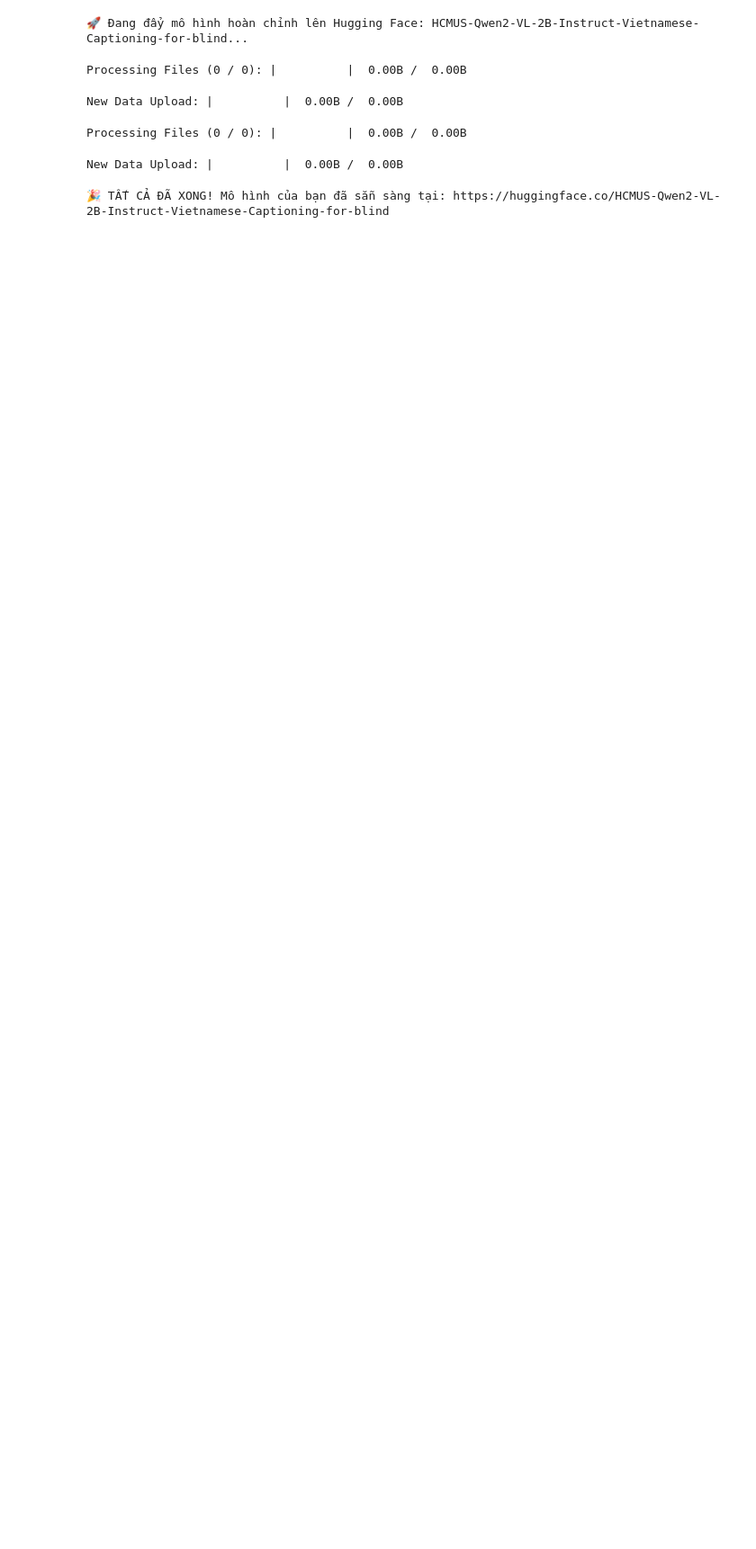
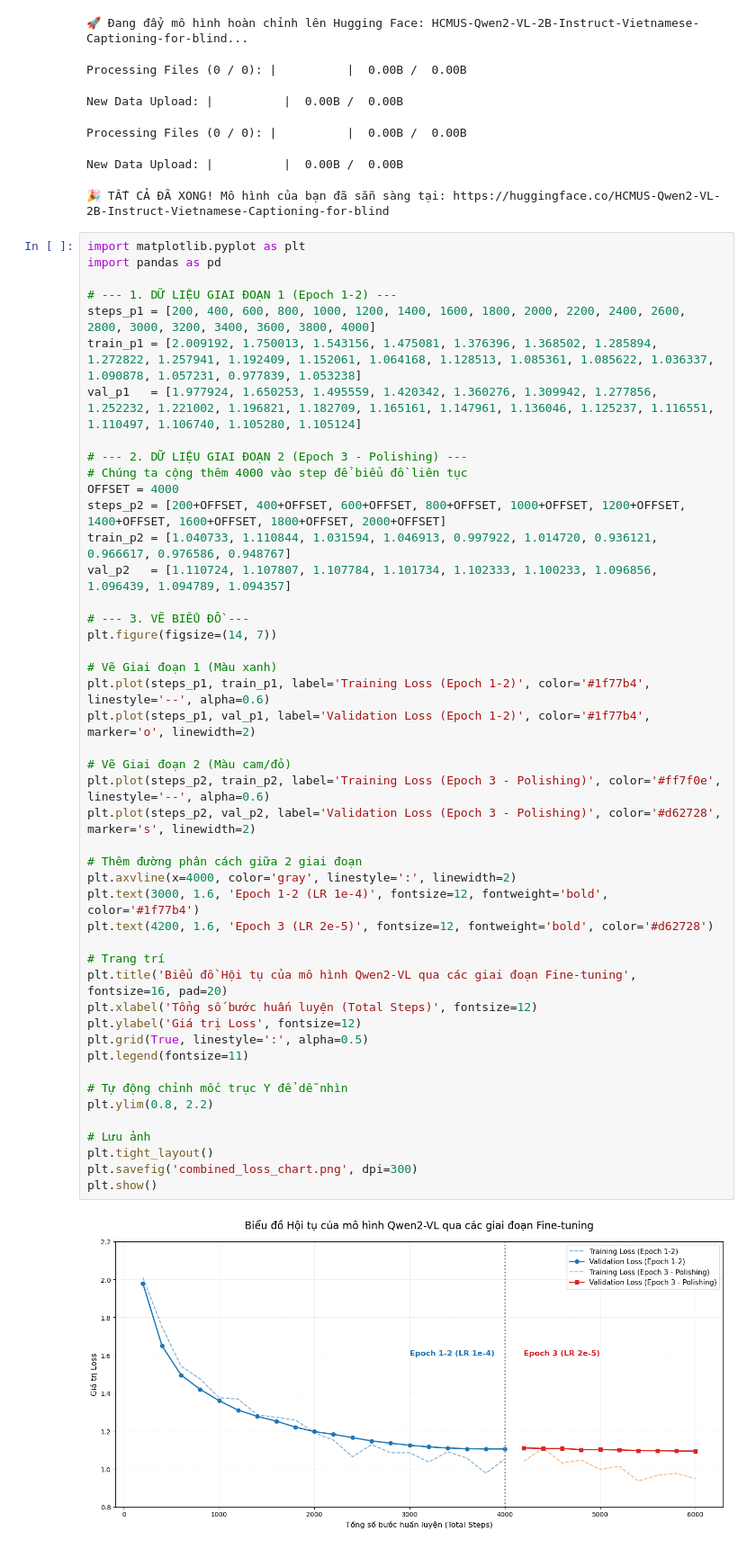
Before and after one commit to pqthinh232/ML-Project-Vietnamese-Image-Captioning-system-to-support-visually-impaired-people, a Jupyter notebook: finetune_Qwen2_VL_2B_Instruct/finetune_Qwen2_VL_2B_Instruct.ipynb, the cells around one changed output. Shown at 90% size. Drawn from its saved outputs; the diff is of its cells as text; blank space fills up the shorter version.

Commit message:
validation

```diff
--- a/finetune_Qwen2_VL_2B_Instruct/finetune_Qwen2_VL_2B_Instruct.ipynb
+++ b/finetune_Qwen2_VL_2B_Instruct/finetune_Qwen2_VL_2B_Instruct.ipynb
@@ -662,3 +662,51 @@ New Data Upload: |          |  0.00B /  0.00B
 Processing Files (0 / 0): |          |  0.00B /  0.00B
 New Data Upload: |          |  0.00B /  0.00B
 🎉 TẤT CẢ ĐÃ XONG! Mô hình của bạn đã sẵn sàng tại: https://huggingface.co/HCMUS-Qwen2-VL-2B-Instruct-Vietnamese-Captioning-for-blind
+# %%
+import matplotlib.pyplot as plt
+import pandas as pd
+
+# --- 1. DỮ LIỆU GIAI ĐOẠN 1 (Epoch 1-2) ---
+steps_p1 = [200, 400, 600, 800, 1000, 1200, 1400, 1600, 1800, 2000, 2200, 2400, 2600, 2800, 3000, 3200, 3400, 3600, 3800, 4000]
+train_p1 = [2.009192, 1.750013, 1.543156, 1.475081, 1.376396, 1.368502, 1.285894, 1.272822, 1.257941, 1.192409, 1.152061, 1.064168, 1.128513, 1.085361, 1.085622, 1.036337, 1.090878, 1.057231, 0.977839, 1.053238]
+val_p1   = [1.977924, 1.650253, 1.495559, 1.420342, 1.360276, 1.309942, 1.277856, 1.252232, 1.221002, 1.196821, 1.182709, 1.165161, 1.147961, 1.136046, 1.125237, 1.116551, 1.110497, 1.106740, 1.105280, 1.105124]
+
+# --- 2. DỮ LIỆU GIAI ĐOẠN 2 (Epoch 3 - Polishing) ---
+# Chúng ta cộng thêm 4000 vào step để biểu đồ liên tục
+OFFSET = 4000
+steps_p2 = [200+OFFSET, 400+OFFSET, 600+OFFSET, 800+OFFSET, 1000+OFFSET, 1200+OFFSET, 1400+OFFSET, 1600+OFFSET, 1800+OFFSET, 2000+OFFSET]
+train_p2 = [1.040733, 1.110844, 1.031594, 1.046913, 0.997922, 1.014720, 0.936121, 0.966617, 0.976586, 0.948767]
+val_p2   = [1.110724, 1.107807, 1.107784, 1.101734, 1.102333, 1.100233, 1.096856, 1.096439, 1.094789, 1.094357]
+
+# --- 3. VẼ BIỂU ĐỒ ---
+plt.figure(figsize=(14, 7))
+
+# Vẽ Giai đoạn 1 (Màu xanh)
+plt.plot(steps_p1, train_p1, label='Training Loss (Epoch 1-2)', color='#1f77b4', linestyle='--', alpha=0.6)
+plt.plot(steps_p1, val_p1, label='Validation Loss (Epoch 1-2)', color='#1f77b4', marker='o', linewidth=2)
+
+# Vẽ Giai đoạn 2 (Màu cam/đỏ)
+plt.plot(steps_p2, train_p2, label='Training Loss (Epoch 3 - Polishing)', color='#ff7f0e', linestyle='--', alpha=0.6)
+plt.plot(steps_p2, val_p2, label='Validation Loss (Epoch 3 - Polishing)', color='#d62728', marker='s', linewidth=2)
+
+# Thêm đường phân cách giữa 2 giai đoạn
+plt.axvline(x=4000, color='gray', linestyle=':', linewidth=2)
+plt.text(3000, 1.6, 'Epoch 1-2 (LR 1e-4)', fontsize=12, fontweight='bold', color='#1f77b4')
+plt.text(4200, 1.6, 'Epoch 3 (LR 2e-5)', fontsize=12, fontweight='bold', color='#d62728')
+
+# Trang trí
+plt.title('Biểu đồ Hội tụ của mô hình Qwen2-VL qua các giai đoạn Fine-tuning', fontsize=16, pad=20)
+plt.xlabel('Tổng số bước huấn luyện (Total Steps)', fontsize=12)
+plt.ylabel('Giá trị Loss', fontsize=12)
+plt.grid(True, linestyle=':', alpha=0.5)
+plt.legend(fontsize=11)
+
+# Tự động chỉnh mốc trục Y để dễ nhìn
+plt.ylim(0.8, 2.2)
+
+# Lưu ảnh
+plt.tight_layout()
+plt.savefig('combined_loss_chart.png', dpi=300)
+plt.show()
+# %% [output]
+[figure, added]
```
Also changed, not shown: parts of 1 cell of this notebook, 18 other files.
